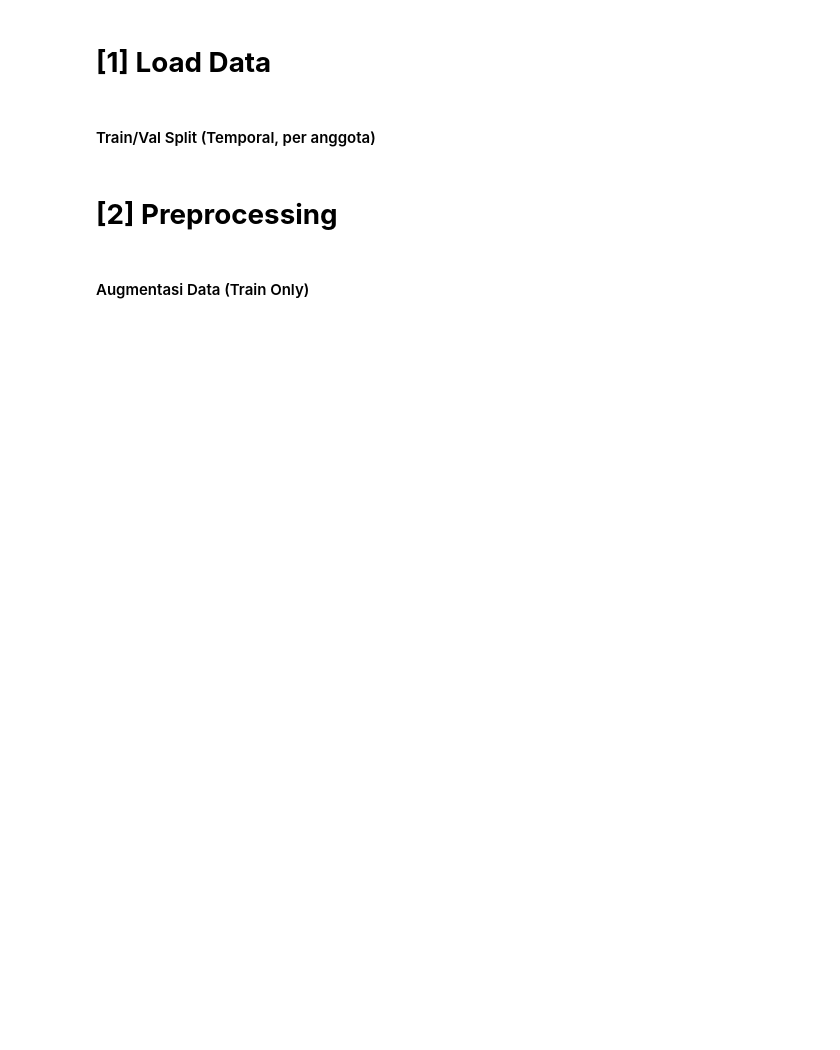
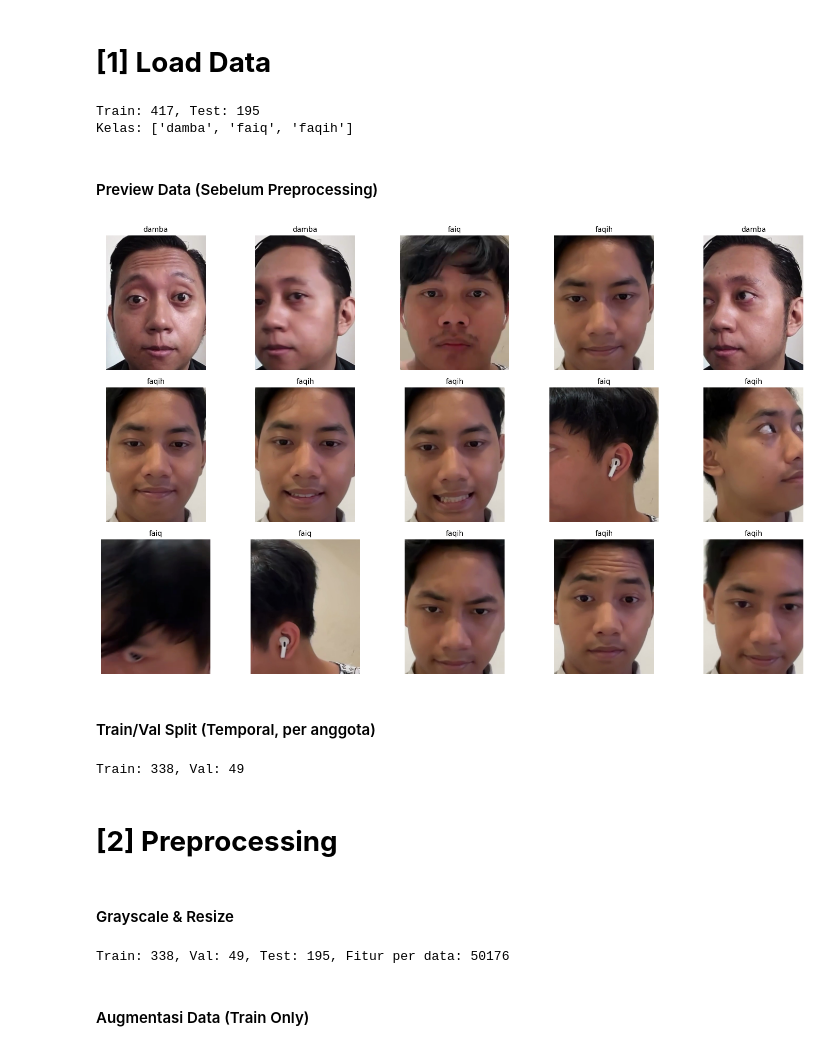
Before and after one commit to faqihfirman/computational-intelligence, a Jupyter notebook: tugas-kelompok/notebooks/mlp_classic.ipynb, the cells around one changed output. Drawn from its saved outputs; the diff is of its cells as text; code cells hidden in the pictures; blank space fills up the shorter version.

```diff
--- a/tugas-kelompok/notebooks/mlp_classic.ipynb
+++ b/tugas-kelompok/notebooks/mlp_classic.ipynb
@@ -26,36 +33,33 @@ tf.random.set_seed(SEED)
 # %% [markdown]
 # **[1] Load Data**
 # %%
-DATA_DIR = os.path.join("data", "images")
-IMAGE_SIZE = (224, 224)
+DATA_DIR = os.path.join("..", "data", "images")
 
+images_train, y_train_label, paths_train = load_images(os.path.join(DATA_DIR, "train"))
+images_test, y_test_label, paths_test = load_images(os.path.join(DATA_DIR, "test"))
 
-def load_images(split_dir):
-    features, labels, image_paths = [], [], []
-    for member_name in sorted(os.listdir(split_dir)):
-        member_dir = os.path.join(split_dir, member_name)
-        if not os.path.isdir(member_dir):
-            continue
-        for file_name in os.listdir(member_dir):
-            image_path = os.path.join(member_dir, file_name)
-            image = cv2.imread(image_path, cv2.IMREAD_GRAYSCALE)
-            if image is None:
-                continue
-            image = cv2.resize(image, IMAGE_SIZE)
-            features.append(image.flatten())
-            labels.append(member_name)
-            image_paths.append(image_path)
-    features = np.array(features, dtype=np.float32) / 255.0
-    labels = np.array(labels)
-    image_paths = np.array(image_paths)
-    return features, labels, image_paths
-
-
-X_train, y_train_label, paths_train = load_images(os.path.join(DATA_DIR, "train"))
-X_test, y_test_label, paths_test = load_images(os.path.join(DATA_DIR, "test"))
-
-print(f"Train: {X_train.shape[0]}, Test: {X_test.shape[0]}, Fitur per data: {X_train.shape[1]}")
+print(f"Train: {len(images_train)}, Test: {len(images_test)}")
 print(f"Kelas: {sorted(set(y_train_label))}")
+# %% [output]
+Train: 417, Test: 195
+Kelas: ['damba', 'faiq', 'faqih']
+# %% [markdown]
+#### Preview Data (Sebelum Preprocessing)
+# %%
+rng = np.random.default_rng(SEED)
+preview_indices = rng.choice(len(images_train), size=15, replace=False)
+
+fig, axes = plt.subplots(3, 5, figsize=(15, 9))
+
+for ax, idx in zip(axes.flatten(), preview_indices):
+    ax.imshow(cv2.cvtColor(images_train[idx], cv2.COLOR_BGR2RGB))
+    ax.axis("off")
+    ax.set_title(y_train_label[idx], fontsize=10)
+
+plt.tight_layout()
+plt.show()
+# %% [output]
+[figure, added]
 # %% [markdown]
 #### Train/Val Split (Temporal, per anggota)
 # %%
@@ -80,12 +84,35 @@ for member_name in sorted(set(y_train_label)):
 train_idx = np.array(sorted(train_idx))
 val_idx = np.array(sorted(val_idx))
 
-X_val, y_val_label, paths_val = X_train[val_idx], y_train_label[val_idx], paths_train[val_idx]
-X_train, y_train_label, paths_train = X_train[train_idx], y_train_label[train_idx], paths_train[train_idx]
+images_val = [images_train[i] for i in val_idx]
+y_val_label, paths_val = y_train_label[val_idx], paths_train[val_idx]
 
-print(f"Train: {X_train.shape[0]}, Val: {X_val.shape[0]}")
+images_train = [images_train[i] for i in train_idx]
+y_train_label, paths_train = y_train_label[train_idx], paths_train[train_idx]
+
+print(f"Train: {len(images_train)}, Val: {len(images_val)}")
+# %% [output]
+Train: 338, Val: 49
 # %% [markdown]
 # **[2] Preprocessing**
+# %% [markdown]
+#### Grayscale & Resize
+# %%
+IMAGE_SIZE = (224, 224)
+
+
+def flatten_images(images):
+    processed = [preprocess_image(image, IMAGE_SIZE) for image in images]
+    return np.array([image.flatten() for image in processed], dtype=np.float32) / 255.0
+
+
+X_train = flatten_images(images_train)
+X_val = flatten_images(images_val)
+X_test = flatten_images(images_test)
+
+print(f"Train: {X_train.shape[0]}, Val: {X_val.shape[0]}, Test: {X_test.shape[0]}, Fitur per data: {X_train.shape[1]}")
+# %% [output]
+Train: 338, Val: 49, Test: 195, Fitur per data: 50176
 # %% [markdown]
 #### Augmentasi Data (Train Only)
 # %%
```
Also changed, not shown: parts of 10 cells of this notebook.
